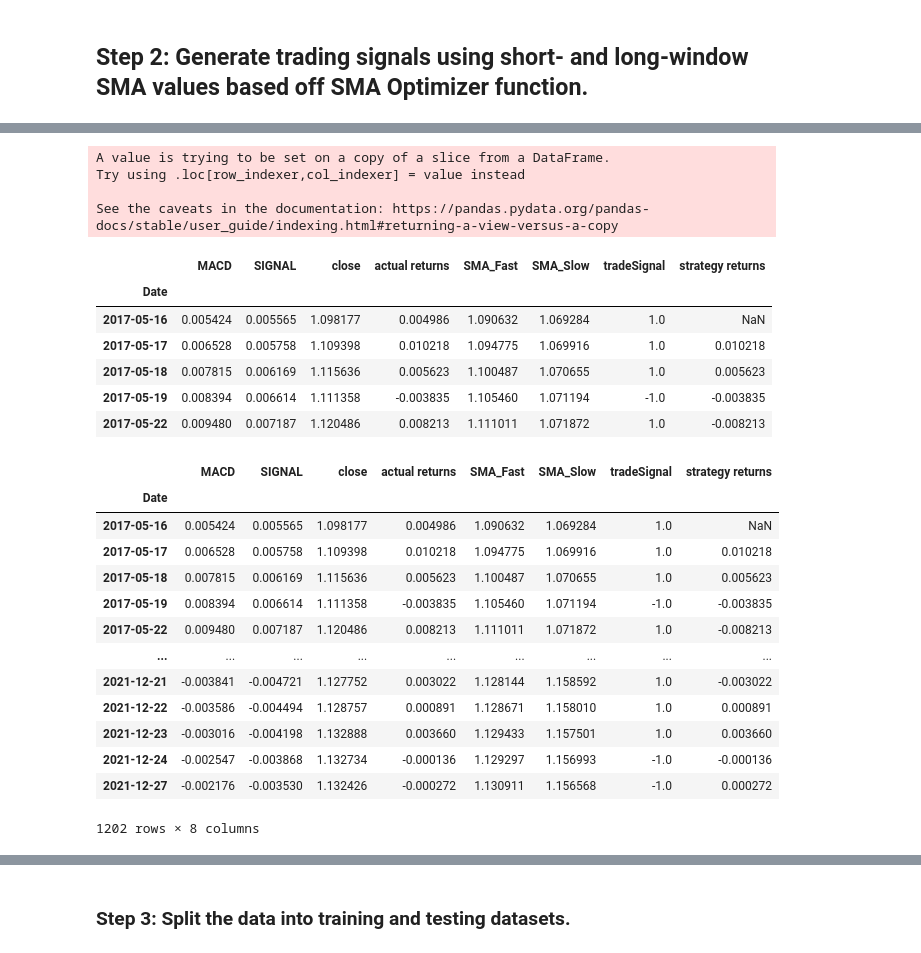
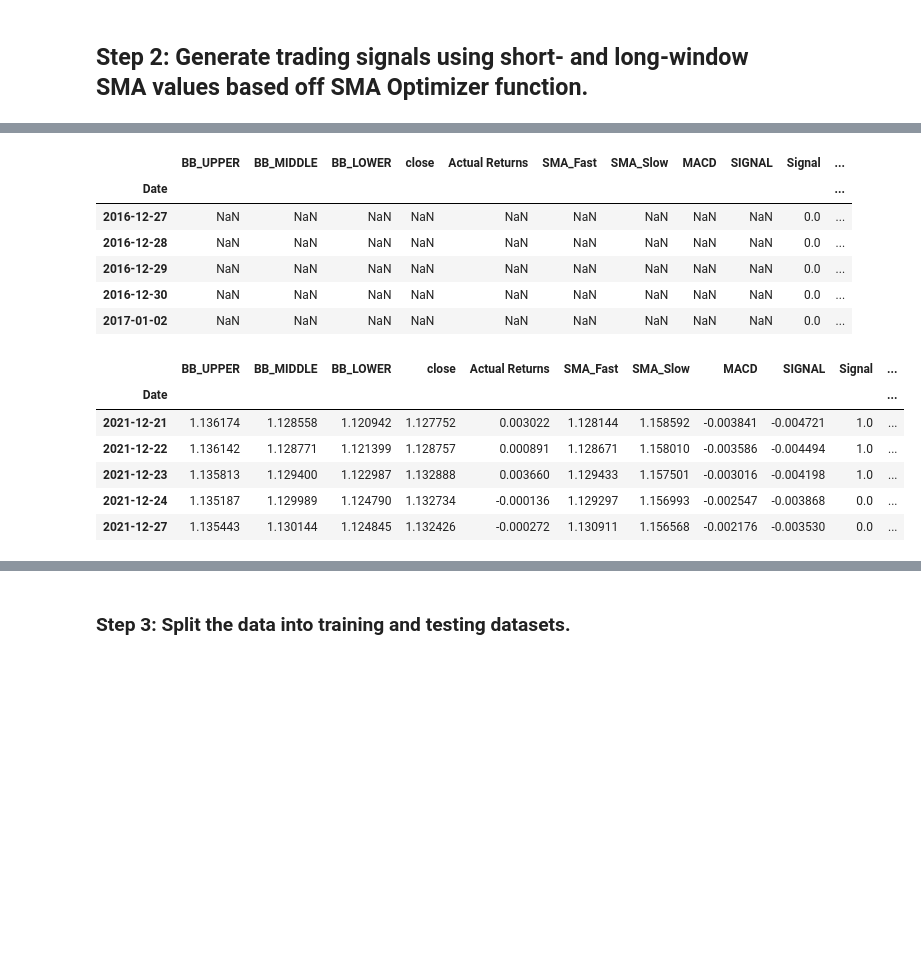
Before and after one commit to tembolo1284/Project_2_Bootcamp, a Jupyter notebook: TradingBot_OptimizedSMAs.ipynb, the cells around one changed output, grey strips where cells are left out. Cells and saved outputs as stored; diff of their text form; code cells hidden in the pictures; blank space fills up the shorter version.

```diff
--- a/TradingBot_OptimizedSMAs.ipynb
+++ b/TradingBot_OptimizedSMAs.ipynb
@@ -252,9 +267,4 @@ display(len(macd_df))
 # %% [markdown]
 ## Step 2: Generate trading signals using short- and long-window SMA values based off SMA Optimizer function.
 # %%
-#signals_df = pd.concat([bollinger_df, signals_df], axis=1)
-#len(signals_df)
+signals_df = pd.concat([bollinger_df, signals_df, macd_df], axis=1)
-# %%
-signals_df = pd.concat([macd_df, signals_df], axis = 1)
-
-signals_df
@@ -276,12 +271,12 @@ signals_df
 # %%
-# Initialize the new tradeSignal column
-signals_df['tradeSignal'] = 0.0
+# Initialize the new Signal column
+signals_df['Signal'] = 0.0
 
-# When Actual Returns are greater than or equal to 0, generate tradeSignal to buy stock long
-signals_df.loc[(signals_df['actual returns'] >= 0), 'tradeSignal'] = 1
+# When Actual Returns are greater than or equal to 0, generate signal to buy stock long
+signals_df.loc[(signals_df['Actual Returns'] >= 0), 'Signal'] = 1
 
-# When Actual Returns are less than 0, generate tradeSignal to sell stock short
-signals_df.loc[(signals_df['actual returns'] < 0), 'tradeSignal'] = -1
+# When Actual Returns are less than 0, generate signal to sell stock short
+signals_df.loc[(signals_df['Actual Returns'] < 0), 'Signal'] = 0
 
 # Review the DataFrame
 display(signals_df.head())
@@ -314,5 +312,5 @@ tradeSignal       1205
 dtype: int64
 # %%
-signals_df = signals_df[signals_df.tradeSignal !=0]
-signals_df['tradeSignal'].value_counts()
+#signals_df = signals_df[signals_df.Signal !=0]
+signals_df['Signal'].value_counts()
 # %% [output]
@@ -340,37 +337,25 @@ signals_df.drop_duplicates()
 # %%
 # Calculate the strategy returns and add them to the signals_df DataFrame
-signals_df['strategy returns'] = signals_df['actual returns'] * signals_df['tradeSignal'].shift()
+signals_df['Strategy Returns'] = signals_df['Actual Returns'] * signals_df['Signal'].shift()
 
 # Review the DataFrame
 
 display(signals_df.head())
-#display(signals_df.tail())
-signals_df
+display(signals_df.tail())
 # %% [output]
-A value is trying to be set on a copy of a slice from a DataFrame.
-Try using .loc[row_indexer,col_indexer] = value instead
-
-See the caveats in the documentation: https://pandas.pydata.org/pandas-docs/stable/user_guide/indexing.html#returning-a-view-versus-a-copy
-|  | MACD | SIGNAL | close | actual returns | SMA_Fast | SMA_Slow | tradeSignal | strategy returns |
-| Date |  |  |  |  |  |  |  |  |
-| 2017-05-16 | 0.005424 | 0.005565 | 1.098177 | 0.004986 | 1.090632 | 1.069284 | 1.0 | NaN |
-| 2017-05-17 | 0.006528 | 0.005758 | 1.109398 | 0.010218 | 1.094775 | 1.069916 | 1.0 | 0.010218 |
-| 2017-05-18 | 0.007815 | 0.006169 | 1.115636 | 0.005623 | 1.100487 | 1.070655 | 1.0 | 0.005623 |
-| 2017-05-19 | 0.008394 | 0.006614 | 1.111358 | -0.003835 | 1.105460 | 1.071194 | -1.0 | -0.003835 |
-| 2017-05-22 | 0.009480 | 0.007187 | 1.120486 | 0.008213 | 1.111011 | 1.071872 | 1.0 | -0.008213 |
+|  | BB_UPPER | BB_MIDDLE | BB_LOWER | close | Actual Returns | SMA_Fast | SMA_Slow | MACD | SIGNAL | Signal | ... |
+| Date |  |  |  |  |  |  |  |  |  |  | ... |
+| 2016-12-27 | NaN | NaN | NaN | NaN | NaN | NaN | NaN | NaN | NaN | 0.0 | ... |
+| 2016-12-28 | NaN | NaN | NaN | NaN | NaN | NaN | NaN | NaN | NaN | 0.0 | ... |
+| 2016-12-29 | NaN | NaN | NaN | NaN | NaN | NaN | NaN | NaN | NaN | 0.0 | ... |
+| 2016-12-30 | NaN | NaN | NaN | NaN | NaN | NaN | NaN | NaN | NaN | 0.0 | ... |
+| 2017-01-02 | NaN | NaN | NaN | NaN | NaN | NaN | NaN | NaN | NaN | 0.0 | ... |
-|  | MACD | SIGNAL | close | actual returns | SMA_Fast | SMA_Slow | tradeSignal | strategy returns |
-| Date |  |  |  |  |  |  |  |  |
-| 2017-05-16 | 0.005424 | 0.005565 | 1.098177 | 0.004986 | 1.090632 | 1.069284 | 1.0 | NaN |
-| 2017-05-17 | 0.006528 | 0.005758 | 1.109398 | 0.010218 | 1.094775 | 1.069916 | 1.0 | 0.010218 |
-| 2017-05-18 | 0.007815 | 0.006169 | 1.115636 | 0.005623 | 1.100487 | 1.070655 | 1.0 | 0.005623 |
-| 2017-05-19 | 0.008394 | 0.006614 | 1.111358 | -0.003835 | 1.105460 | 1.071194 | -1.0 | -0.003835 |
-| 2017-05-22 | 0.009480 | 0.007187 | 1.120486 | 0.008213 | 1.111011 | 1.071872 | 1.0 | -0.008213 |
-| ... | ... | ... | ... | ... | ... | ... | ... | ... |
-| 2021-12-21 | -0.003841 | -0.004721 | 1.127752 | 0.003022 | 1.128144 | 1.158592 | 1.0 | -0.003022 |
-| 2021-12-22 | -0.003586 | -0.004494 | 1.128757 | 0.000891 | 1.128671 | 1.158010 | 1.0 | 0.000891 |
-| 2021-12-23 | -0.003016 | -0.004198 | 1.132888 | 0.003660 | 1.129433 | 1.157501 | 1.0 | 0.003660 |
-| 2021-12-24 | -0.002547 | -0.003868 | 1.132734 | -0.000136 | 1.129297 | 1.156993 | -1.0 | -0.000136 |
-| 2021-12-27 | -0.002176 | -0.003530 | 1.132426 | -0.000272 | 1.130911 | 1.156568 | -1.0 | 0.000272 |
+|  | BB_UPPER | BB_MIDDLE | BB_LOWER | close | Actual Returns | SMA_Fast | SMA_Slow | MACD | SIGNAL | Signal | ... |
+| Date |  |  |  |  |  |  |  |  |  |  | ... |
+| 2021-12-21 | 1.136174 | 1.128558 | 1.120942 | 1.127752 | 0.003022 | 1.128144 | 1.158592 | -0.003841 | -0.004721 | 1.0 | ... |
+| 2021-12-22 | 1.136142 | 1.128771 | 1.121399 | 1.128757 | 0.000891 | 1.128671 | 1.158010 | -0.003586 | -0.004494 | 1.0 | ... |
+| 2021-12-23 | 1.135813 | 1.129400 | 1.122987 | 1.132888 | 0.003660 | 1.129433 | 1.157501 | -0.003016 | -0.004198 | 1.0 | ... |
+| 2021-12-24 | 1.135187 | 1.129989 | 1.124790 | 1.132734 | -0.000136 | 1.129297 | 1.156993 | -0.002547 | -0.003868 | 0.0 | ... |
+| 2021-12-27 | 1.135443 | 1.130144 | 1.124845 | 1.132426 | -0.000272 | 1.130911 | 1.156568 | -0.002176 | -0.003530 | 0.0 | ... |
-1202 rows × 8 columns
 # %%
 signals_df.dropna()
```
Also changed, not shown: parts of 41 cells of this notebook, 2 other files.
